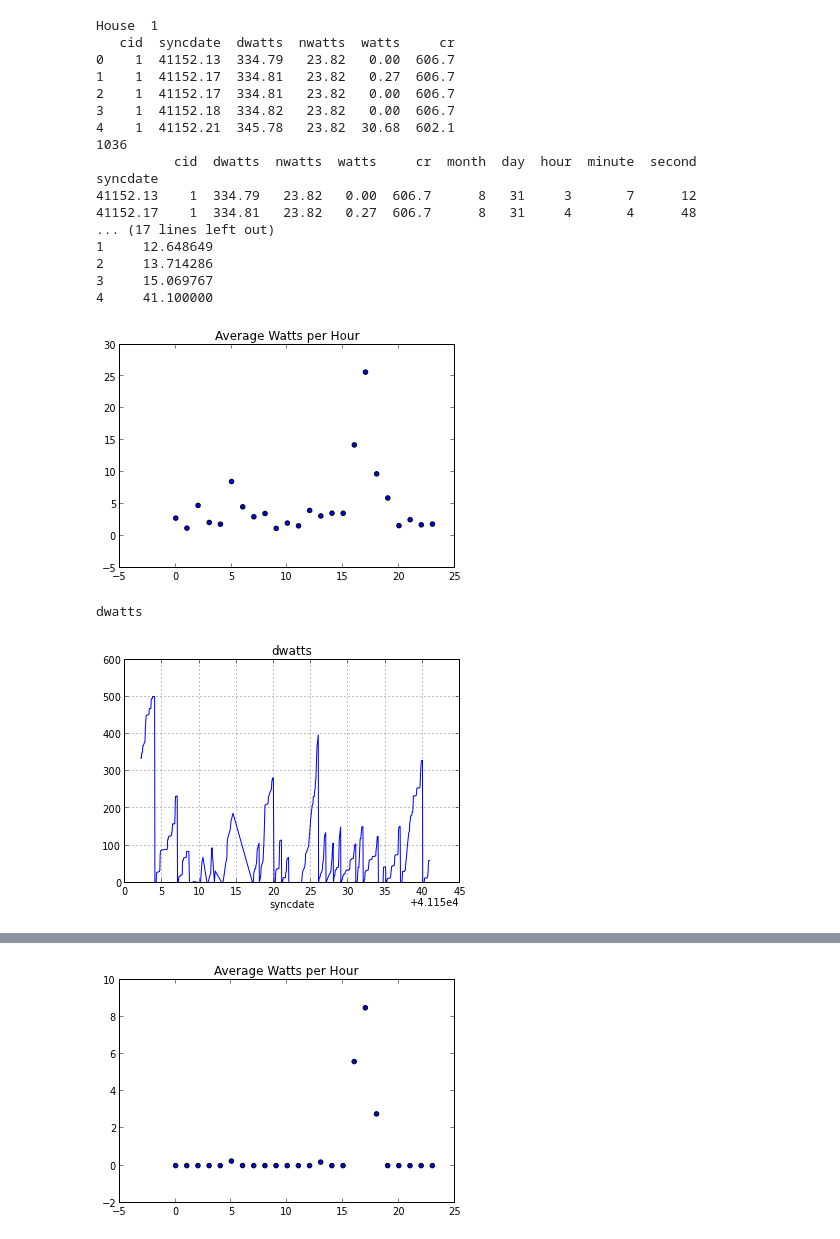
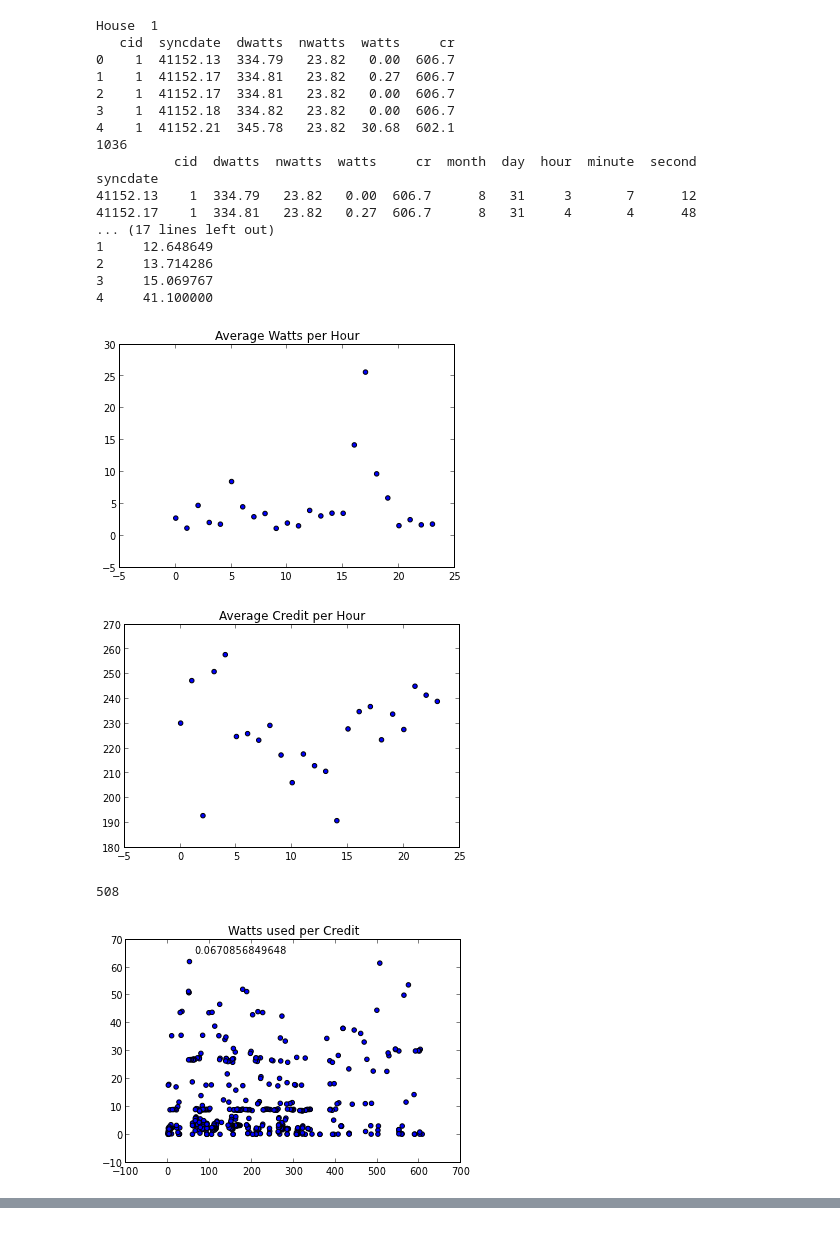
Before and after one commit to zandeman7/microgrid, a Jupyter notebook: DataMining_Project.ipynb, the cells around one changed output, grey strips where cells are left out. Drawn from its saved outputs; the diff is of its cells as text; code cells hidden in the pictures.

Commit message:
more Scatter plots

```diff
--- a/DataMining_Project.ipynb
+++ b/DataMining_Project.ipynb
@@ -42,6 +42,7 @@ for id in house_id:
     print len(dataset_df)
     print dataset_df.ix[0:5]
 
+    # Group by hour
     hour_group = dataset_df.groupby(['hour'])
     hour_df = hour_group.mean()
     print "hourdf"
@@ -54,32 +55,49 @@ for id in house_id:
     plt.scatter(hour_df.index,hour_df['watts'])
     plt.show()
 
+    # Scatter average watts by hour
+    plt.title("Average Credit per Hour");
+    plt.scatter(hour_df.index,hour_df['cr'])
+    plt.show()
+
+    print len(dataset_df[dataset_df['watts']!=0.0])
+    # Scatter average watts by hour
+    plt.title("Watts used per Credit");
+    plt.scatter(dataset_df[dataset_df['watts']!=0.0]['cr'],dataset_df[dataset_df['watts']!=0.0]['watts'])
+    plt.text(66, 65, str(dataset_df[dataset_df['watts']!=0.0]['cr'].corr(dataset_df[dataset_df['watts']!=0.0]['watts'])))
+    plt.show()
+
+    plt.scatter(dataset_df['cr'],dataset_df['watts'])
+    plt.show()
+
+
     # Plot each column
     for col in dataset_df.columns[1:5]:
         print col
         dataset_df[col].plot(title=col)
         plt.show()
 
         #plt.text(dataset_df.index.corr(dataset_df['watts']))
         plt.show()
 # %% [output]
 House  1
    cid  syncdate  dwatts  nwatts  watts     cr
 0    1  41152.13  334.79   23.82   0.00  606.7
 1    1  41152.17  334.81   23.82   0.27  606.7
 2    1  41152.17  334.81   23.82   0.00  606.7
 3    1  41152.18  334.82   23.82   0.00  606.7
 4    1  41152.21  345.78   23.82  30.68  602.1
 1036
           cid  dwatts  nwatts  watts     cr  month  day  hour  minute  second
 syncdate
 41152.13    1  334.79   23.82   0.00  606.7      8   31     3       7      12
 41152.17    1  334.81   23.82   0.27  606.7      8   31     4       4      48
 ... (17 lines left out)
 1     12.648649
 2     13.714286
 3     15.069767
 4     41.100000
 [figure]
+[figure, new version]
-dwatts
+508
-[figure, old version]
+[figure, new version]
@@ -109 +111,0 @@ syncdate
-[figure, old version]
```
Also changed, not shown: parts of 1 cell of this notebook.
